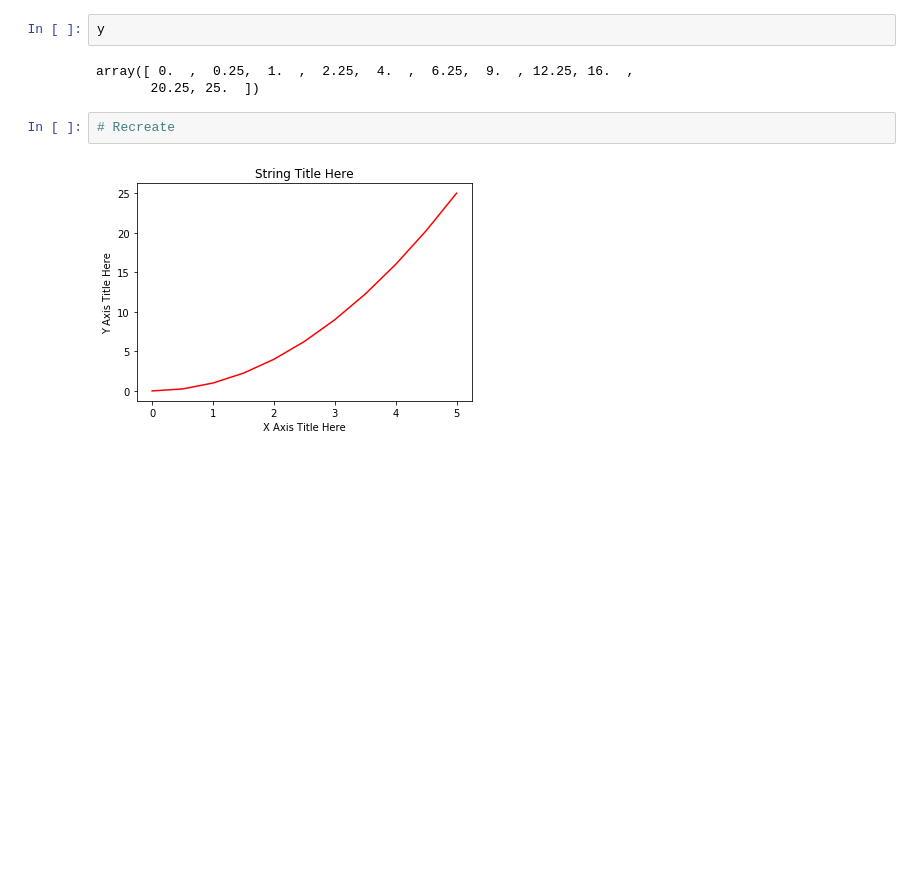
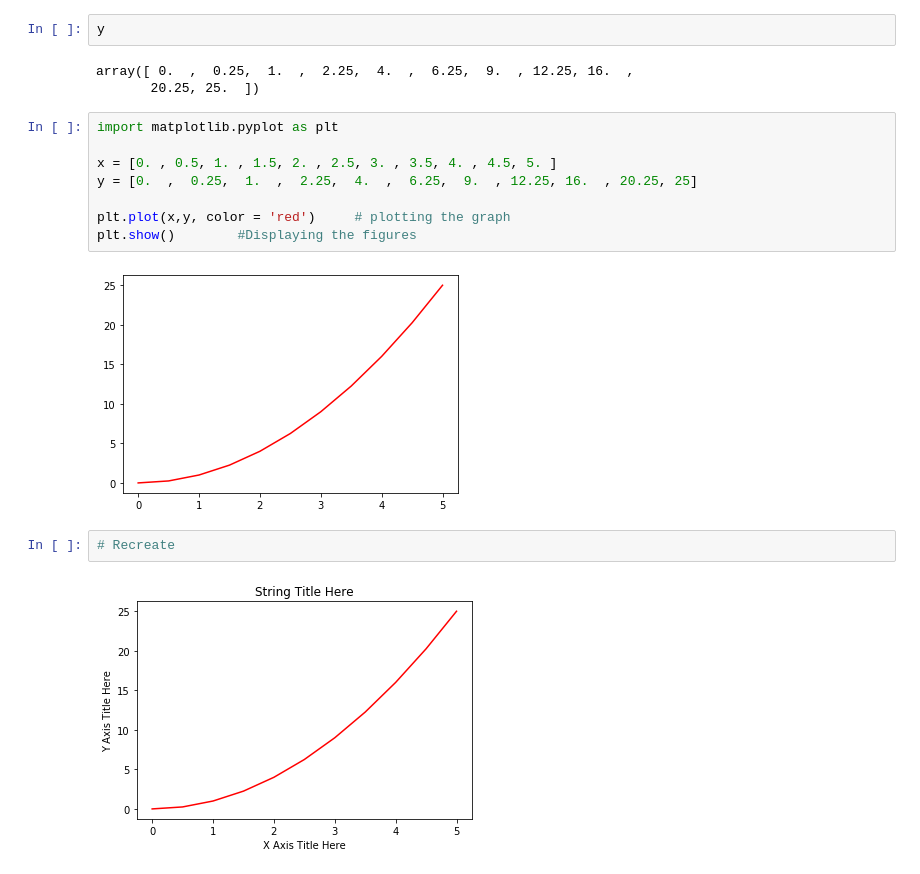
Before and after one commit to k21k/Python-Notes, a Jupyter notebook: Exercises - Qasim/Exercise 18 (Matplotlib).ipynb, the cells around one changed output. Cells and saved outputs as stored; diff of their text form; blank space fills up the shorter version.

```diff
--- a/Exercises - Qasim/Exercise 18 (Matplotlib).ipynb
+++ b/Exercises - Qasim/Exercise 18 (Matplotlib).ipynb
@@ -54,6 +54,16 @@ y
 # %% [output]
 array([ 0.  ,  0.25,  1.  ,  2.25,  4.  ,  6.25,  9.  , 12.25, 16.  ,
        20.25, 25.  ])
+# %%
+import matplotlib.pyplot as plt
+
+x = [0. , 0.5, 1. , 1.5, 2. , 2.5, 3. , 3.5, 4. , 4.5, 5. ]
+y = [0.  ,  0.25,  1.  ,  2.25,  4.  ,  6.25,  9.  , 12.25, 16.  , 20.25, 25]
+
+plt.plot(x,y, color = 'red')     # plotting the graph
+plt.show()        #Displaying the figures
+# %% [output]
+[figure, added]
 # %%
 # Recreate
 # %% [output]
```
Also changed, not shown: parts of 2 cells of this notebook, 1 other file.
